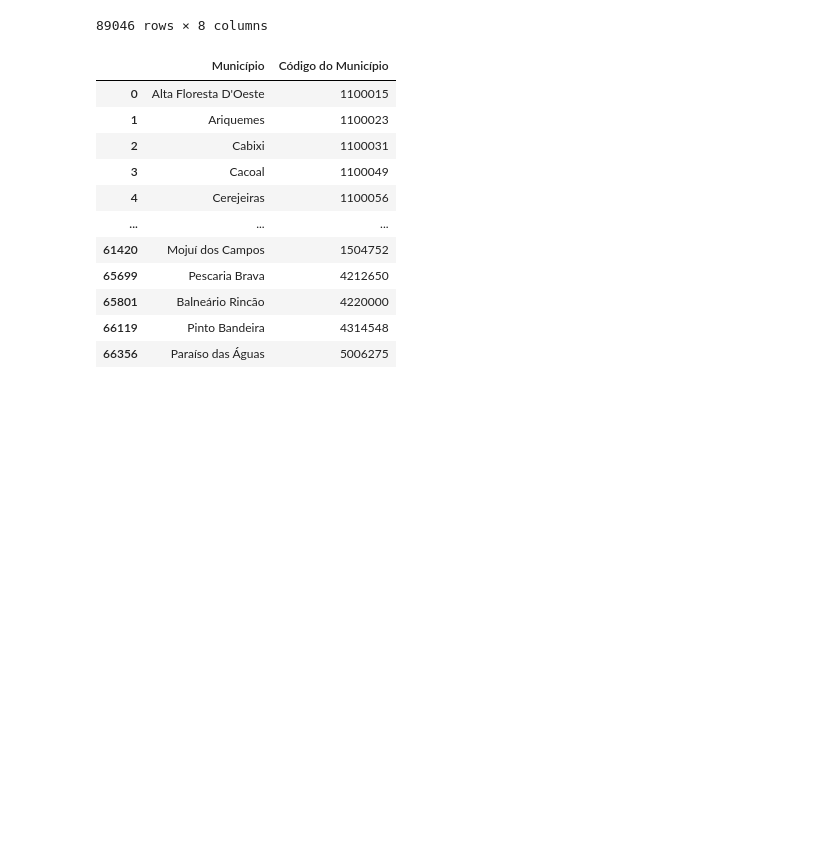
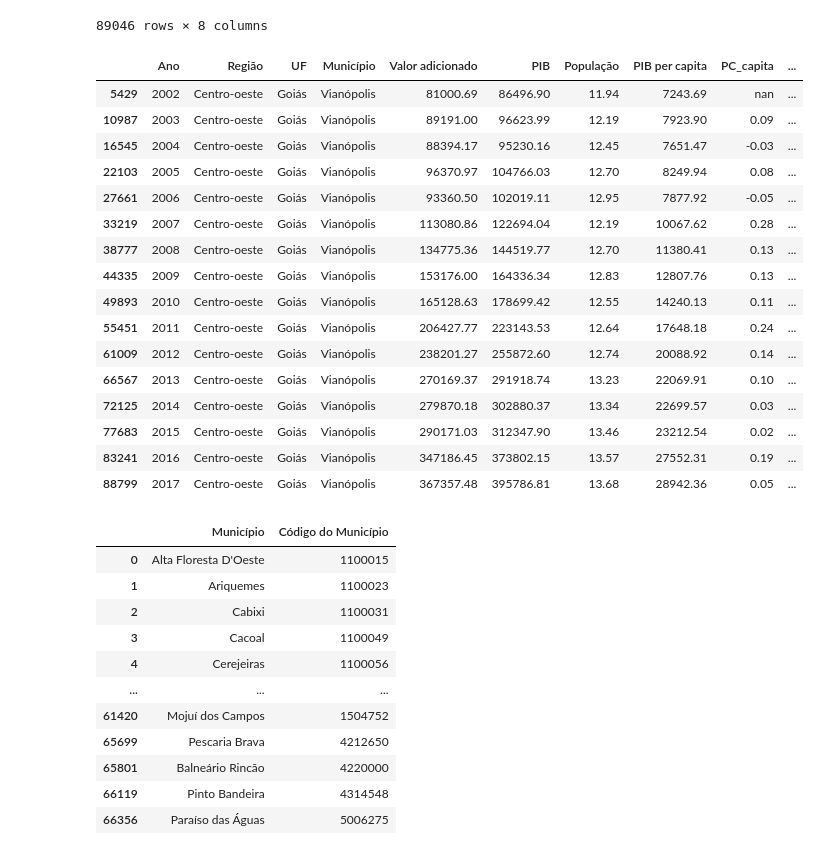
Before and after one commit to danielnrocha/Convergencia_PIB_Municipios, a Jupyter notebook: ConvergenciaMunicipios.ipynb, the cells around one changed output. Drawn from its saved outputs; the diff is of its cells as text; code cells hidden in the pictures; blank space fills up the shorter version.

```diff
--- a/ConvergenciaMunicipios.ipynb
+++ b/ConvergenciaMunicipios.ipynb
@@ -69,6 +69,26 @@ pib_cities
 | 89044 | 2017 | Centro-oeste | Goiás | Vila Propício | 5222302 | 32016.61 | 176298.36 | 182174.52 |
 | 89045 | 2017 | Centro-oeste | Distrito Federal | Brasília | 5300108 | 80502.47 | 215562327.90 | 244682756.47 |
 89046 rows × 8 columns
+# %%
+pib_cities[pib_cities['Município'] == 'Vianópolis']
+# %% [output]
+|  | Ano | Região | UF | Município | Valor adicionado | PIB | População | PIB per capita | PC_capita | ... |
+| 5429 | 2002 | Centro-oeste | Goiás | Vianópolis | 81000.69 | 86496.90 | 11.94 | 7243.69 | nan | ... |
+| 10987 | 2003 | Centro-oeste | Goiás | Vianópolis | 89191.00 | 96623.99 | 12.19 | 7923.90 | 0.09 | ... |
+| 16545 | 2004 | Centro-oeste | Goiás | Vianópolis | 88394.17 | 95230.16 | 12.45 | 7651.47 | -0.03 | ... |
+| 22103 | 2005 | Centro-oeste | Goiás | Vianópolis | 96370.97 | 104766.03 | 12.70 | 8249.94 | 0.08 | ... |
+| 27661 | 2006 | Centro-oeste | Goiás | Vianópolis | 93360.50 | 102019.11 | 12.95 | 7877.92 | -0.05 | ... |
+| 33219 | 2007 | Centro-oeste | Goiás | Vianópolis | 113080.86 | 122694.04 | 12.19 | 10067.62 | 0.28 | ... |
+| 38777 | 2008 | Centro-oeste | Goiás | Vianópolis | 134775.36 | 144519.77 | 12.70 | 11380.41 | 0.13 | ... |
+| 44335 | 2009 | Centro-oeste | Goiás | Vianópolis | 153176.00 | 164336.34 | 12.83 | 12807.76 | 0.13 | ... |
+| 49893 | 2010 | Centro-oeste | Goiás | Vianópolis | 165128.63 | 178699.42 | 12.55 | 14240.13 | 0.11 | ... |
+| 55451 | 2011 | Centro-oeste | Goiás | Vianópolis | 206427.77 | 223143.53 | 12.64 | 17648.18 | 0.24 | ... |
+| 61009 | 2012 | Centro-oeste | Goiás | Vianópolis | 238201.27 | 255872.60 | 12.74 | 20088.92 | 0.14 | ... |
+| 66567 | 2013 | Centro-oeste | Goiás | Vianópolis | 270169.37 | 291918.74 | 13.23 | 22069.91 | 0.10 | ... |
+| 72125 | 2014 | Centro-oeste | Goiás | Vianópolis | 279870.18 | 302880.37 | 13.34 | 22699.57 | 0.03 | ... |
+| 77683 | 2015 | Centro-oeste | Goiás | Vianópolis | 290171.03 | 312347.90 | 13.46 | 23212.54 | 0.02 | ... |
+| 83241 | 2016 | Centro-oeste | Goiás | Vianópolis | 347186.45 | 373802.15 | 13.57 | 27552.31 | 0.19 | ... |
+| 88799 | 2017 | Centro-oeste | Goiás | Vianópolis | 367357.48 | 395786.81 | 13.68 | 28942.36 | 0.05 | ... |
 # %%
 codigos_cidades = pib_cities[['Município','Código do Município']].drop_duplicates()
 codigos_cidades # salvando a tabela para retirar a coluna de codigo de municipio da analise sem perdas de dados
```
Also changed, not shown: parts of 29 cells of this notebook.
